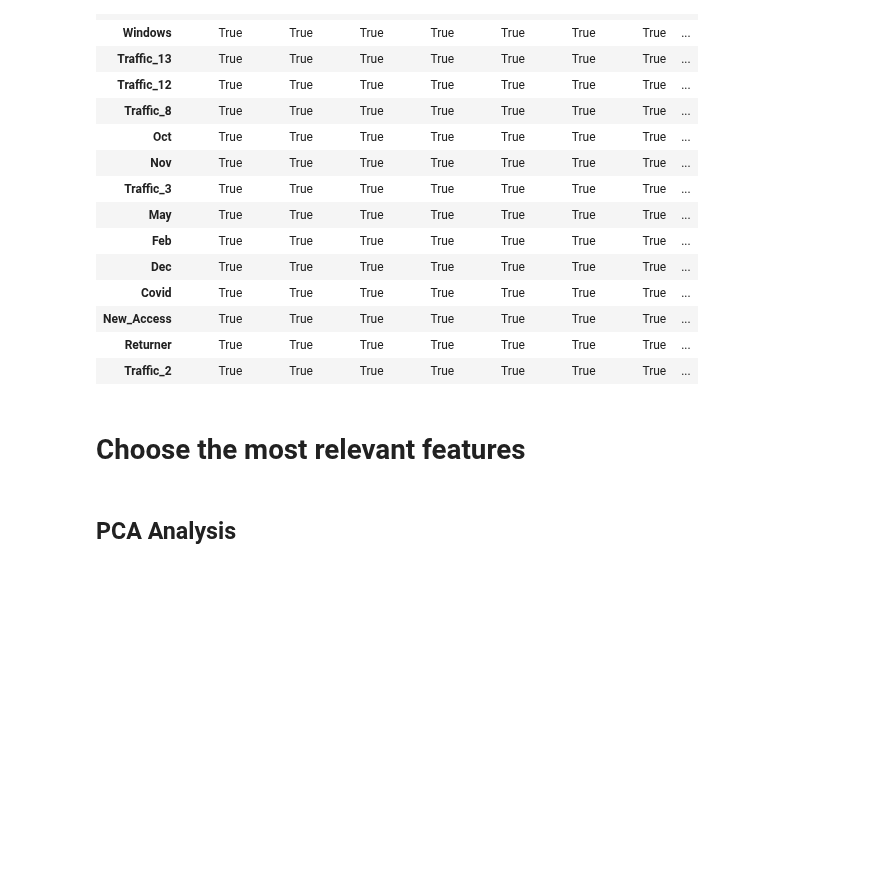
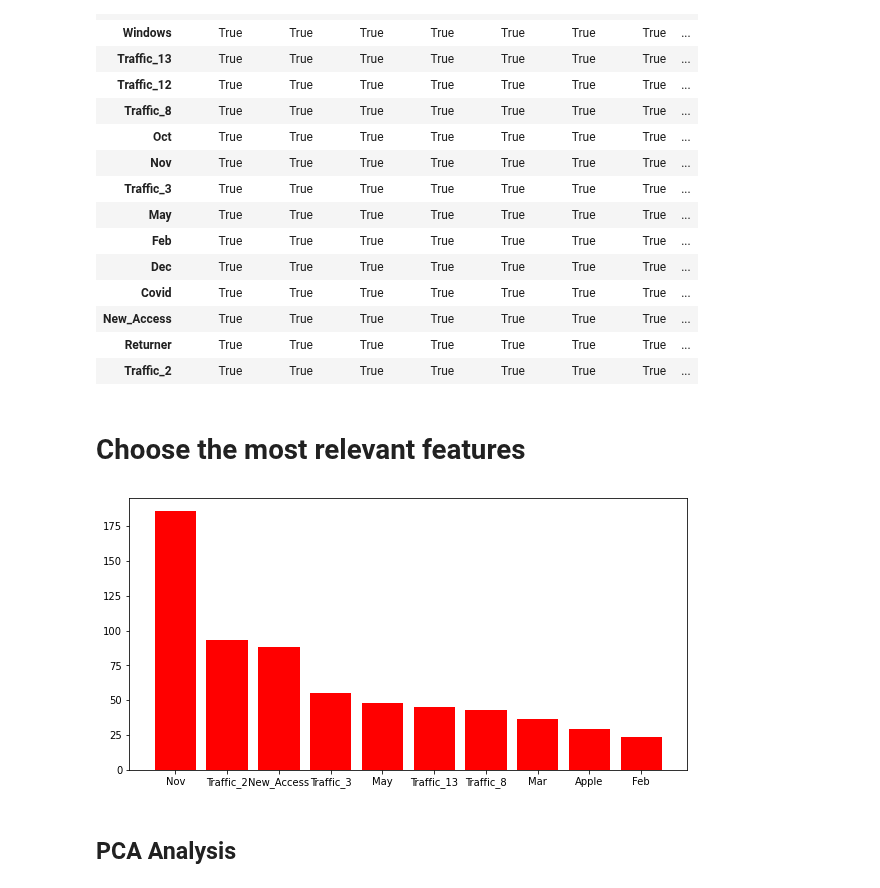
Before and after one commit to JohnnyCodess/Project-Machine-Learning, a Jupyter notebook: USAR ESTE! - Inchoerencies + Outliers per Fold.ipynb, the cells around one changed output. Drawn from its saved outputs; the diff is of its cells as text; code cells hidden in the pictures; blank space fills up the shorter version.

```diff
--- a/USAR ESTE! - Inchoerencies + Outliers per Fold.ipynb
+++ b/USAR ESTE! - Inchoerencies + Outliers per Fold.ipynb
@@ -816,6 +835,26 @@ chi_square_results[chi_square_results['Keep'] == 'Yes']
 | Traffic_2 | True | True | True | True | True | True | True | ... |
 # %% [markdown]
 # Choose the most relevant features
+# %%
+# Find the most important categorical features
+
+kbest = SelectKBest(score_func = chi2, k=10)
+kbest_fit = kbest.fit_transform(X = data_non_metric, y = target)
+best = kbest.get_support()
+
+indices = np.argsort(kbest.scores_)[::-1]
+
+features = []
+for i in range(10):
+    features.append(data_non_metric.columns[indices[i]])
+
+f = plt.figure()
+f.set_figwidth(10)
+f.set_figheight(5)
+plt.bar(features, kbest.scores_[indices[range(10)]], color='r', align='center')
+plt.show()
+# %% [output]
+[figure, added]
 # %%
 selected_features = ['GoogleAnalytics_PageValue',
                    'GoogleAnalytics_ExitRate',
```
Also changed, not shown: parts of 20 cells of this notebook.
